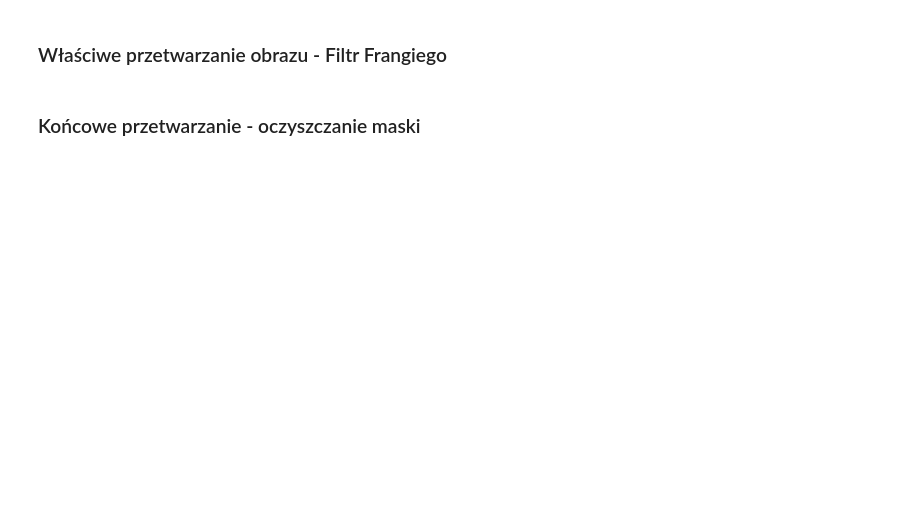
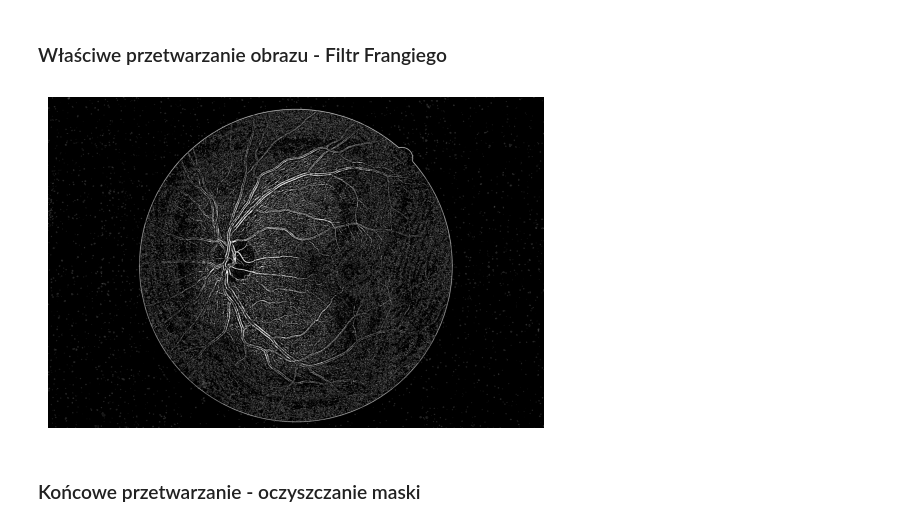
Before and after one commit to CzechowskiMateusz/RetinaVesselsDetector, a Jupyter notebook: main.ipynb, the cells around one changed output. Saved outputs shown, nothing was run; the diff lists cells and outputs as text; code cells hidden in the pictures; blank space fills up the shorter version.

```diff
--- a/main.ipynb
+++ b/main.ipynb
@@ -80,18 +86,17 @@ show_image(blured_image)
 # %% [markdown]
 ### Właściwe przetwarzanie obrazu - Filtr Frangiego
 # %%
-def frangi_filter(image, threshold=0.1, to_255=True):
+def frangi_filter(image, threshold=0.015, to_255=True):
     image = image.astype(np.float64) / 255.0
     frangi_result = frangi(image)
     binary_mask = (frangi_result > threshold).astype(np.uint8)
 
     return binary_mask
 
 vessel_mask = frangi_filter(blured_image)
 show_image(vessel_mask)
-
-result = frangi(blured_image.astype(np.float64) / 255.0)
-show_image(result)
+# %% [output]
+[figure, added]
 # %% [markdown]
 ### Końcowe przetwarzanie - oczyszczanie maski
 # %%
```
Also changed, not shown: parts of 7 cells of this notebook, 2 other files.
